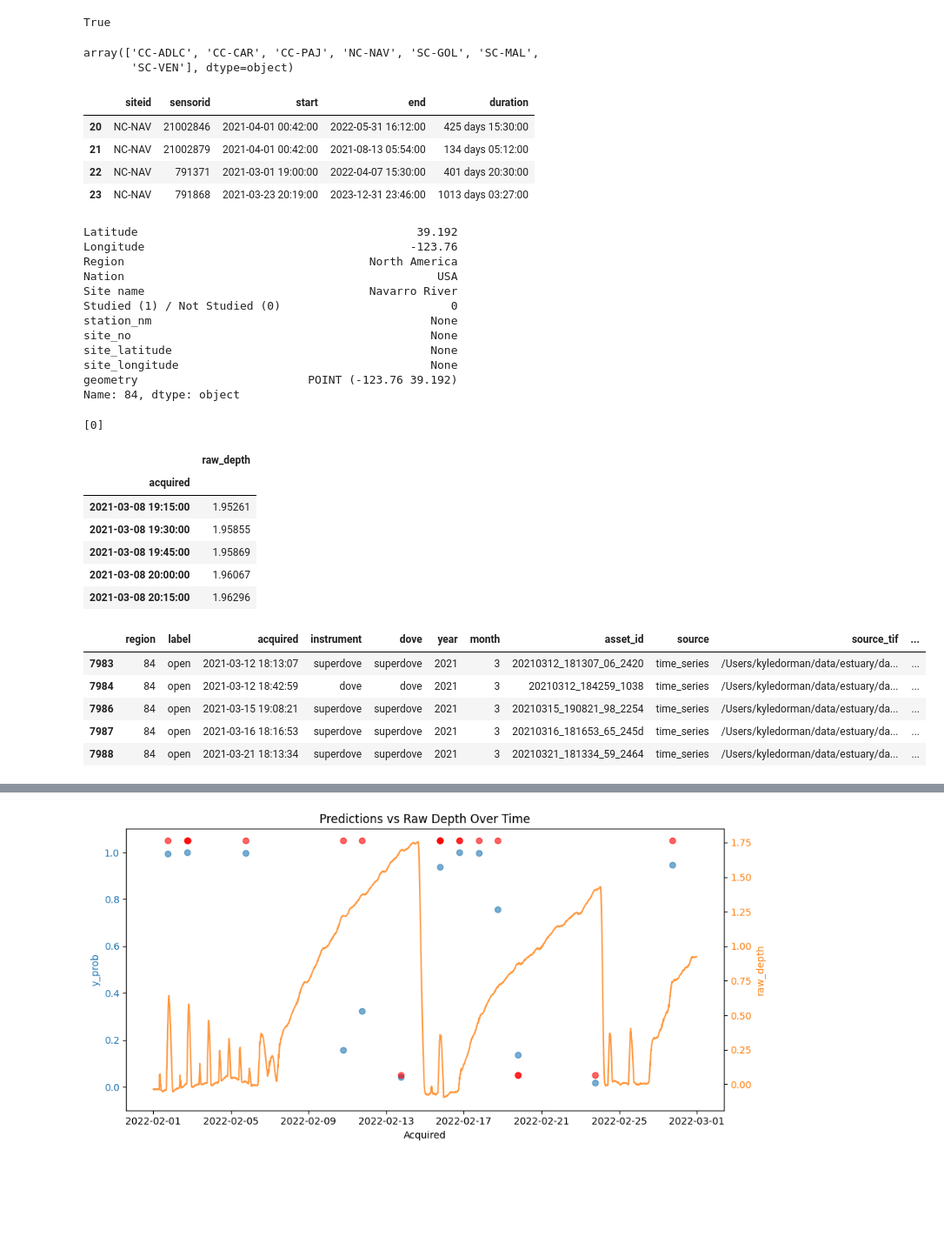
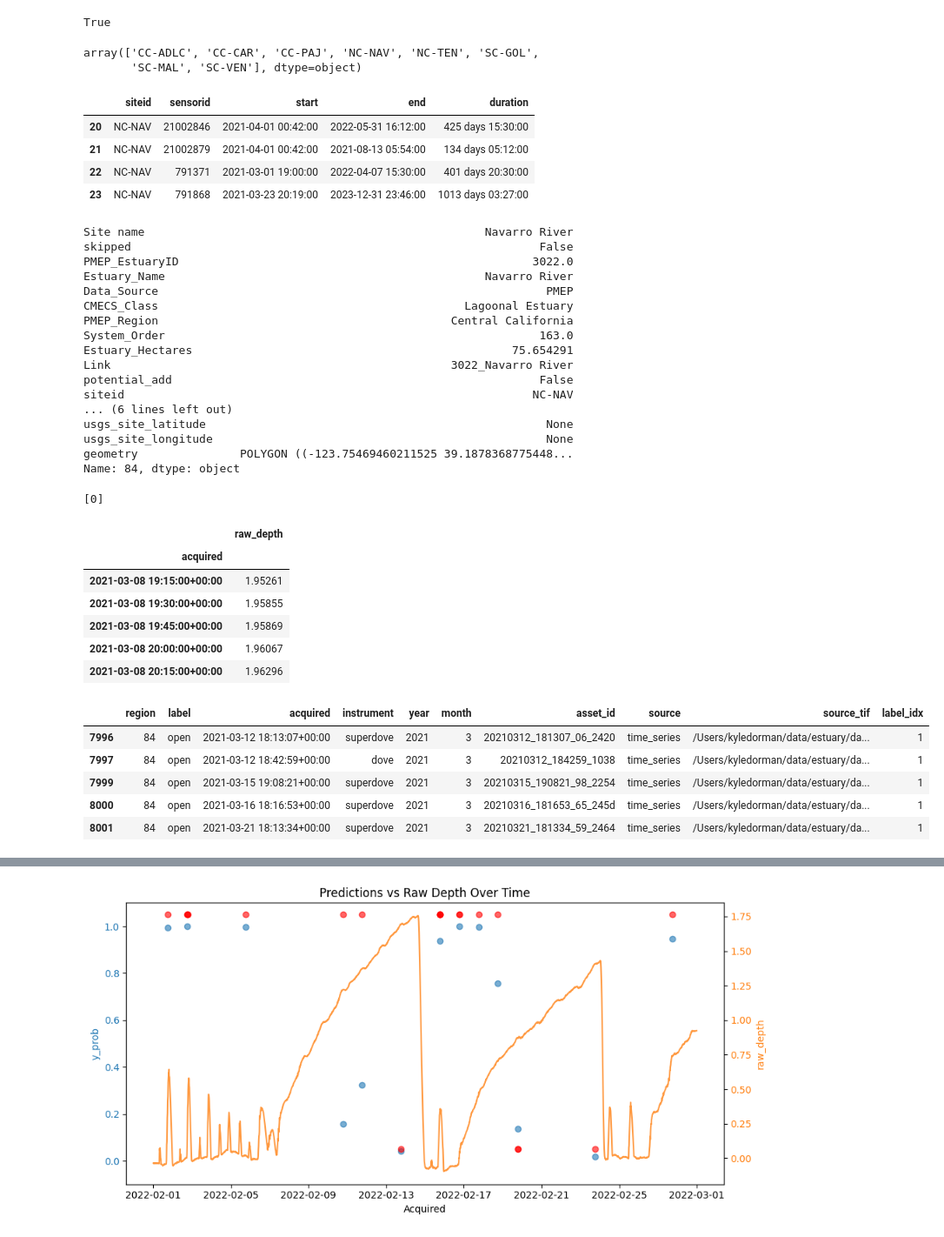
Before and after one commit to kyle-dorman/estuary, a Jupyter notebook: notebooks/water_cluster.ipynb, the cells around one changed output, grey strips where cells are left out. Shown at 87% size. Cells and saved outputs as stored; diff of their text form; code cells hidden in the pictures; blank space fills up the shorter version.

```diff
--- a/notebooks/water_cluster.ipynb
+++ b/notebooks/water_cluster.ipynb
@@ -28,16 +27,9 @@ from estuary.util.img import (
     false_color,
 )
 # %%
-skipped_regions = pd.read_csv("/Volumes/x10pro/estuary/geos/skipped_regions.csv")[
-    "Site code"
-].to_list()
-
-gdf = gpd.read_file("/Users/kyledorman/data/estuary/geos/ca_data_w_usgs.geojson")
-gdf = gdf[~gdf["Site code"].isin(skipped_regions)].copy()
+gdf = gpd.read_file("/Volumes/x10pro/estuary/geos/ca_data_w_empa_pmep_usgs.geojson")
+gdf = gdf[~gdf.skipped].copy()
 gdf = gdf.set_index("Site code")
-
-with open("/Users/kyledorman/data/estuary/geos/ca_empa_matching_sites.json") as f:
-    matching_sites = json.load(f)
 
 # timeseries_path = "/Users/kyledorman/data/results/estuary/train/20251114-130229/merged_all_regions_timeseries_preds.csv"
 timeseries_path = (
@@ -45,17 +37,14 @@ timeseries_path = (
 )
 preds_all = pd.read_csv(Path(timeseries_path))
 # normalize times
-preds_all["acquired"] = (
-    pd.to_datetime(preds_all["acquired"], errors="coerce", utc=True)
-    .dt.tz_convert("UTC")
-    .dt.tz_localize(None)
-    .astype("datetime64[ns]")
-)
+preds_all["acquired"] = pd.to_datetime(preds_all["acquired"], errors="coerce", utc=True)
 preds_all = preds_all.sort_values("acquired").dropna(subset=["acquired"])
 preds_all["y_true_prob"] = 0.05
 preds_all.loc[preds_all.y_true == 1, "y_true_prob"] = 0.95
+
+matching_sites = {int(i): str(row["siteid"]) for i, row in gdf[gdf.siteid.notna()].iterrows()}
 # %%
-empa = pl.read_csv("/Volumes/x10pro/estuary/ca_all/empa/logger-raw-publish.csv")
+empa = pl.read_csv("/Volumes/x10pro/estuary/water_data/raw/empa/logger-raw-publish.csv")
 
 # Normalize unit strings (strip whitespace) so comparisons match exactly
 empa = empa.with_columns(
@@ -147,8 +136,8 @@ empa_ranges = (
 # %%
 empa_ranges.siteid.unique()
 # %% [output]
-array(['CC-ADLC', 'CC-CAR', 'CC-PAJ', 'NC-NAV', 'SC-GOL', 'SC-MAL',
-       'SC-VEN'], dtype=object)
+array(['CC-ADLC', 'CC-CAR', 'CC-PAJ', 'NC-NAV', 'NC-TEN', 'SC-GOL',
+       'SC-MAL', 'SC-VEN'], dtype=object)
 # %%
 SITE = "NC-NAV"
 REGION = next((k for k, v in matching_sites.items() if v == SITE))
@@ -166,17 +155,22 @@ site_ranges
 # %%
 gdf.loc[int(REGION)]
 # %% [output]
-Latitude                                         39.192
-Longitude                                       -123.76
-Region                                    North America
-Nation                                              USA
-Site name                                 Navarro River
-Studied (1) / Not Studied (0)                         0
-station_nm                                         None
-site_no                                            None
-site_latitude                                      None
-site_longitude                                     None
-geometry                         POINT (-123.76 39.192)
+Site name                                                  Navarro River
+skipped                                                            False
+PMEP_EstuaryID                                                    3022.0
+Estuary_Name                                               Navarro River
+Data_Source                                                         PMEP
+CMECS_Class                                             Lagoonal Estuary
+PMEP_Region                                           Central California
+System_Order                                                       163.0
+Estuary_Hectares                                               75.654291
+Link                                                  3022_Navarro River
+potential_add                                                      False
+siteid                                                            NC-NAV
+... (6 lines left out)
+usgs_site_latitude                                                  None
+usgs_site_longitude                                                 None
+geometry               POLYGON ((-123.75469460211525 39.1878368775448...
 Name: 84, dtype: object
 # %%
 def keep_longest_contiguous(
@@ -231,7 +225,7 @@ depth_df_orig = (
 depth_df_orig = depth_df_orig.copy()
 
 # Ensure acquired is datetime and sorted
-depth_df_orig["acquired"] = pd.to_datetime(depth_df_orig["acquired"])
+depth_df_orig["acquired"] = pd.to_datetime(depth_df_orig["acquired"], utc=True)
 depth_df_orig = depth_df_orig.sort_values("acquired").drop_duplicates("acquired")
 
 depth_df_orig = keep_longest_contiguous(depth_df_orig, days=7).copy()
@@ -244,11 +238,11 @@ depth_df_orig.head(5)
 [0]
 |  | raw_depth |
 | acquired |  |
-| 2021-03-08 19:15:00 | 1.95261 |
-| 2021-03-08 19:30:00 | 1.95855 |
-| 2021-03-08 19:45:00 | 1.95869 |
-| 2021-03-08 20:00:00 | 1.96067 |
-| 2021-03-08 20:15:00 | 1.96296 |
+| 2021-03-08 19:15:00+00:00 | 1.95261 |
+| 2021-03-08 19:30:00+00:00 | 1.95855 |
+| 2021-03-08 19:45:00+00:00 | 1.95869 |
+| 2021-03-08 20:00:00+00:00 | 1.96067 |
+| 2021-03-08 20:15:00+00:00 | 1.96296 |
 # %%
 predictions = preds_all[preds_all.region == int(REGION)]
 # keep preds within depth time span
@@ -260,22 +254,22 @@ predictions = predictions[predictions.y_pred_unsure == 0]
 # %%
 img_labels = pd.read_csv("/Users/kyledorman/data/estuary/dataset/time_series.csv")
 img_labels = img_labels[img_labels.label != "unsure"].copy()
 img_labels["label_idx"] = img_labels.label.map(lambda a: int(a != "closed"))
-img_labels["acquired"] = pd.to_datetime(img_labels["acquired"])
+img_labels["acquired"] = pd.to_datetime(img_labels["acquired"], utc=True)
 img_labels = img_labels.sort_values(["region", "acquired"])
 img_labels = img_labels[img_labels.region == int(REGION)]
 img_labels = img_labels[
     (img_labels["acquired"] >= depth_df_orig.index.min())
     & (img_labels["acquired"] <= depth_df_orig.index.max())
 ].copy()
 img_labels.head()
 # %% [output]
-|  | region | label | acquired | instrument | dove | year | month | asset_id | source | source_tif | ... |
-| 7983 | 84 | open | 2021-03-12 18:13:07 | superdove | superdove | 2021 | 3 | 20210312_181307_06_2420 | time_series | /Users/kyledorman/data/estuary/da... | ... |
-| 7984 | 84 | open | 2021-03-12 18:42:59 | dove | dove | 2021 | 3 | 20210312_184259_1038 | time_series | /Users/kyledorman/data/estuary/da... | ... |
-| 7986 | 84 | open | 2021-03-15 19:08:21 | superdove | superdove | 2021 | 3 | 20210315_190821_98_2254 | time_series | /Users/kyledorman/data/estuary/da... | ... |
-| 7987 | 84 | open | 2021-03-16 18:16:53 | superdove | superdove | 2021 | 3 | 20210316_181653_65_245d | time_series | /Users/kyledorman/data/estuary/da... | ... |
-| 7988 | 84 | open | 2021-03-21 18:13:34 | superdove | superdove | 2021 | 3 | 20210321_181334_59_2464 | time_series | /Users/kyledorman/data/estuary/da... | ... |
+|  | region | label | acquired | instrument | year | month | asset_id | source | source_tif | label_idx |
+| 7996 | 84 | open | 2021-03-12 18:13:07+00:00 | superdove | 2021 | 3 | 20210312_181307_06_2420 | time_series | /Users/kyledorman/data/estuary/da... | 1 |
+| 7997 | 84 | open | 2021-03-12 18:42:59+00:00 | dove | 2021 | 3 | 20210312_184259_1038 | time_series | /Users/kyledorman/data/estuary/da... | 1 |
+| 7999 | 84 | open | 2021-03-15 19:08:21+00:00 | superdove | 2021 | 3 | 20210315_190821_98_2254 | time_series | /Users/kyledorman/data/estuary/da... | 1 |
+| 8000 | 84 | open | 2021-03-16 18:16:53+00:00 | superdove | 2021 | 3 | 20210316_181653_65_245d | time_series | /Users/kyledorman/data/estuary/da... | 1 |
+| 8001 | 84 | open | 2021-03-21 18:13:34+00:00 | superdove | 2021 | 3 | 20210321_181334_59_2464 | time_series | /Users/kyledorman/data/estuary/da... | 1 |
 # %%
 fig, ax1 = plt.subplots(figsize=(10, 5))
 
```
Also changed, not shown: parts of 14 cells of this notebook, 33 other files.
